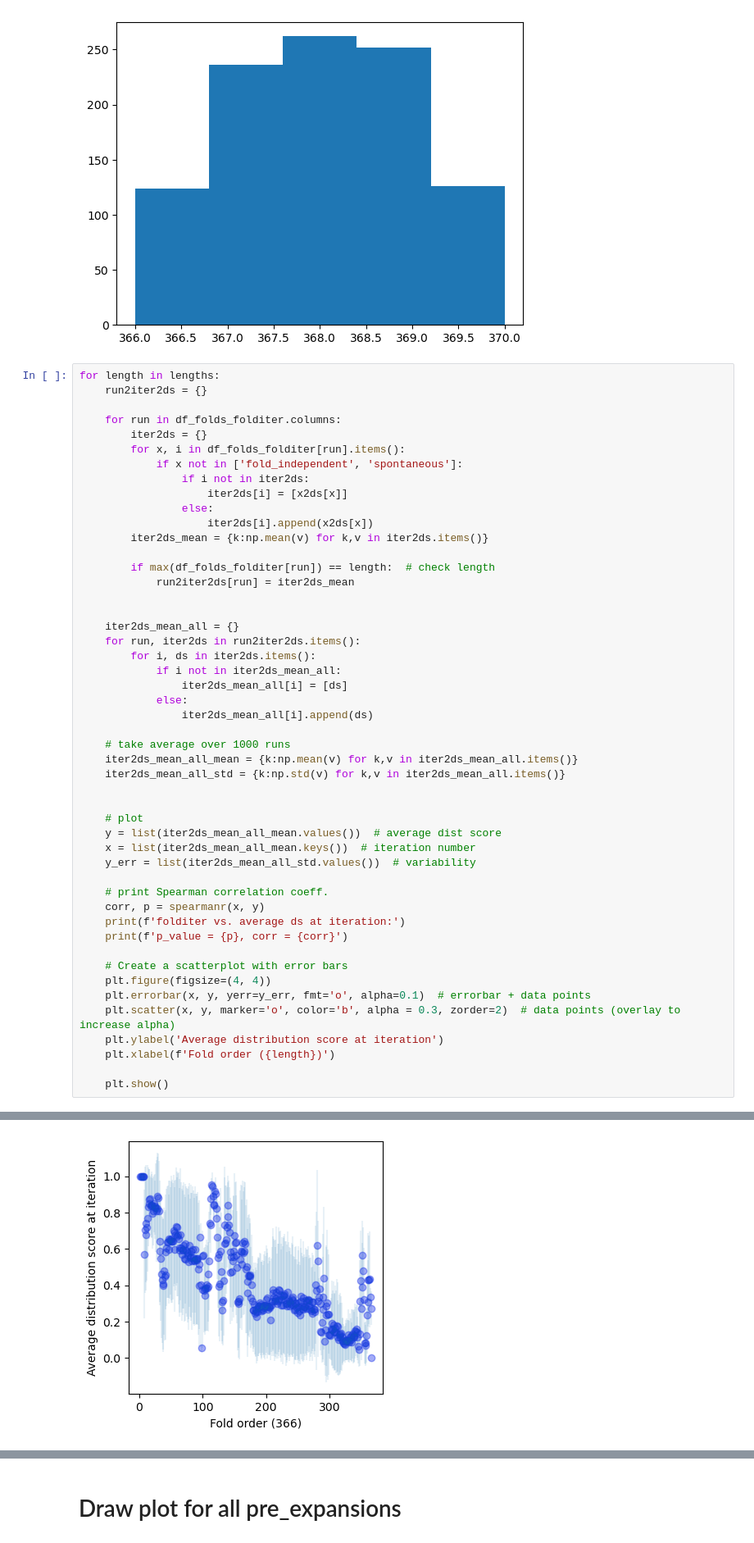
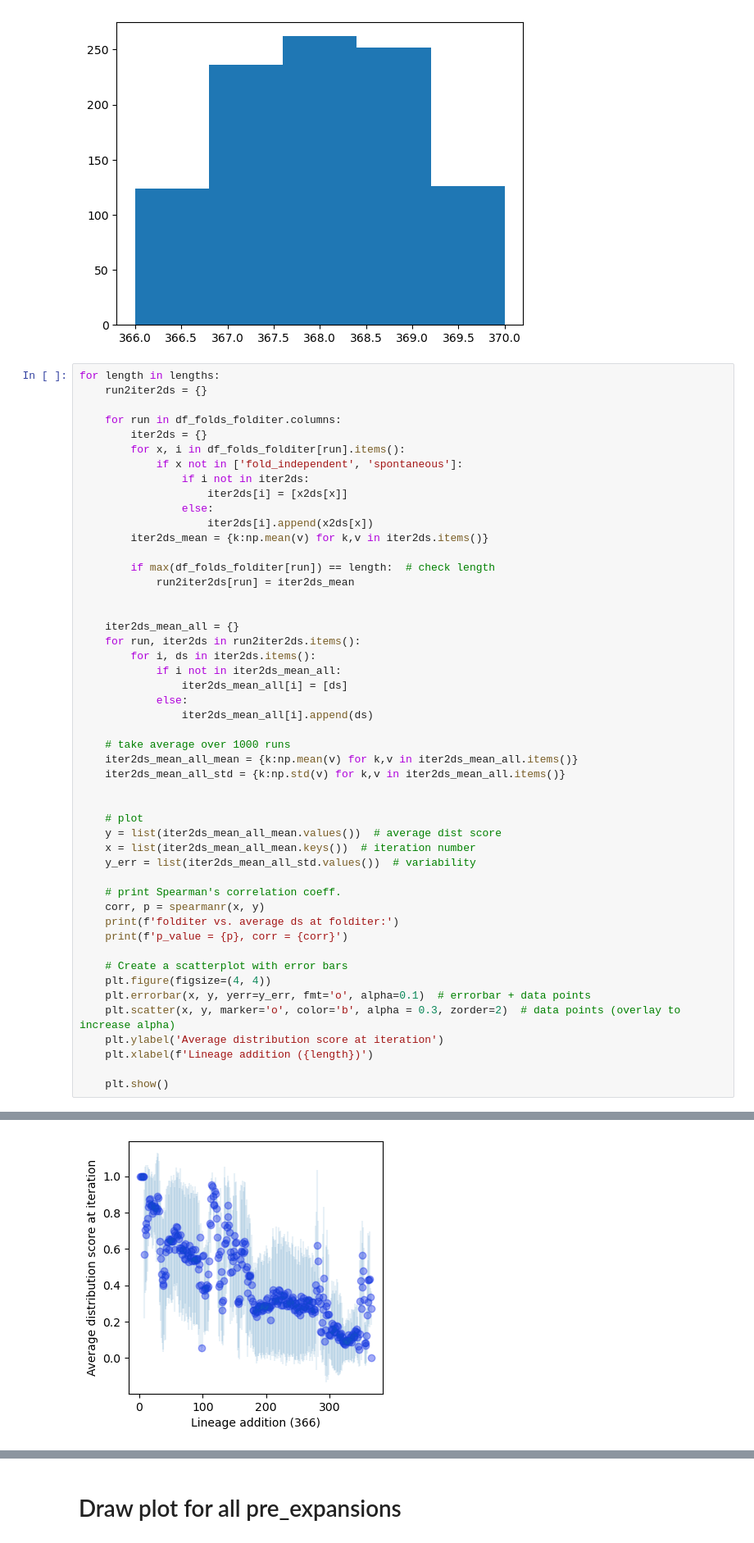
Before and after one commit to tseamuscorlett/enzyme-gated-network-expansion, a Jupyter notebook: Figure2_aveDS_at_iter_vs_iterNum.ipynb, the cells around one changed output, grey strips where cells are left out. Shown at 82% size. Drawn from its saved outputs; the diff is of its cells as text.

```diff
--- a/Figure2_aveDS_at_iter_vs_iterNum.ipynb
+++ b/Figure2_aveDS_at_iter_vs_iterNum.ipynb
@@ -167,9 +177,9 @@ for length in lengths:
     x = list(iter2ds_mean_all_mean.keys())  # iteration number
     y_err = list(iter2ds_mean_all_std.values())  # variability
 
-    # print Spearman correlation coeff.
+    # print Spearman's correlation coeff.
     corr, p = spearmanr(x, y)
-    print(f'folditer vs. average ds at iteration:')
+    print(f'folditer vs. average ds at folditer:')
     print(f'p_value = {p}, corr = {corr}')
 
     # Create a scatterplot with error bars
@@ -177,7 +187,7 @@ for length in lengths:
     plt.errorbar(x, y, yerr=y_err, fmt='o', alpha=0.1)  # errorbar + data points
     plt.scatter(x, y, marker='o', color='b', alpha = 0.3, zorder=2)  # data points (overlay to increase alpha)
     plt.ylabel('Average distribution score at iteration')
-    plt.xlabel(f'Fold order ({length})')
+    plt.xlabel(f'Lineage addition ({length})')
 
     plt.show()
 # %% [output]
@@ -185,2 +195,2 @@ folditer vs. average ds at iteration:
 p_value = 1.7163196688057583e-90, corr = -0.8212795683660353
-[figure, old version]
+[figure, new version]
```
Also changed, not shown: parts of 6 cells of this notebook, 10 other files.
